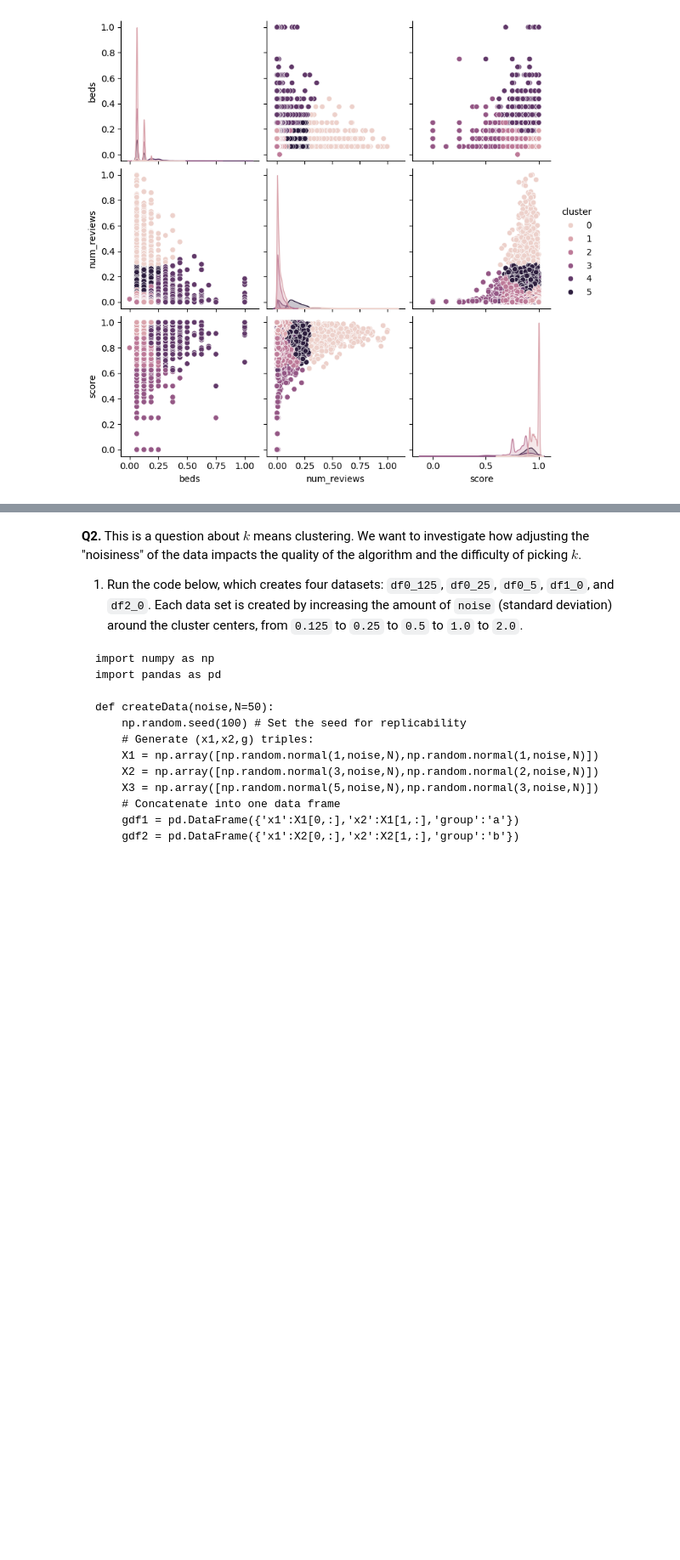
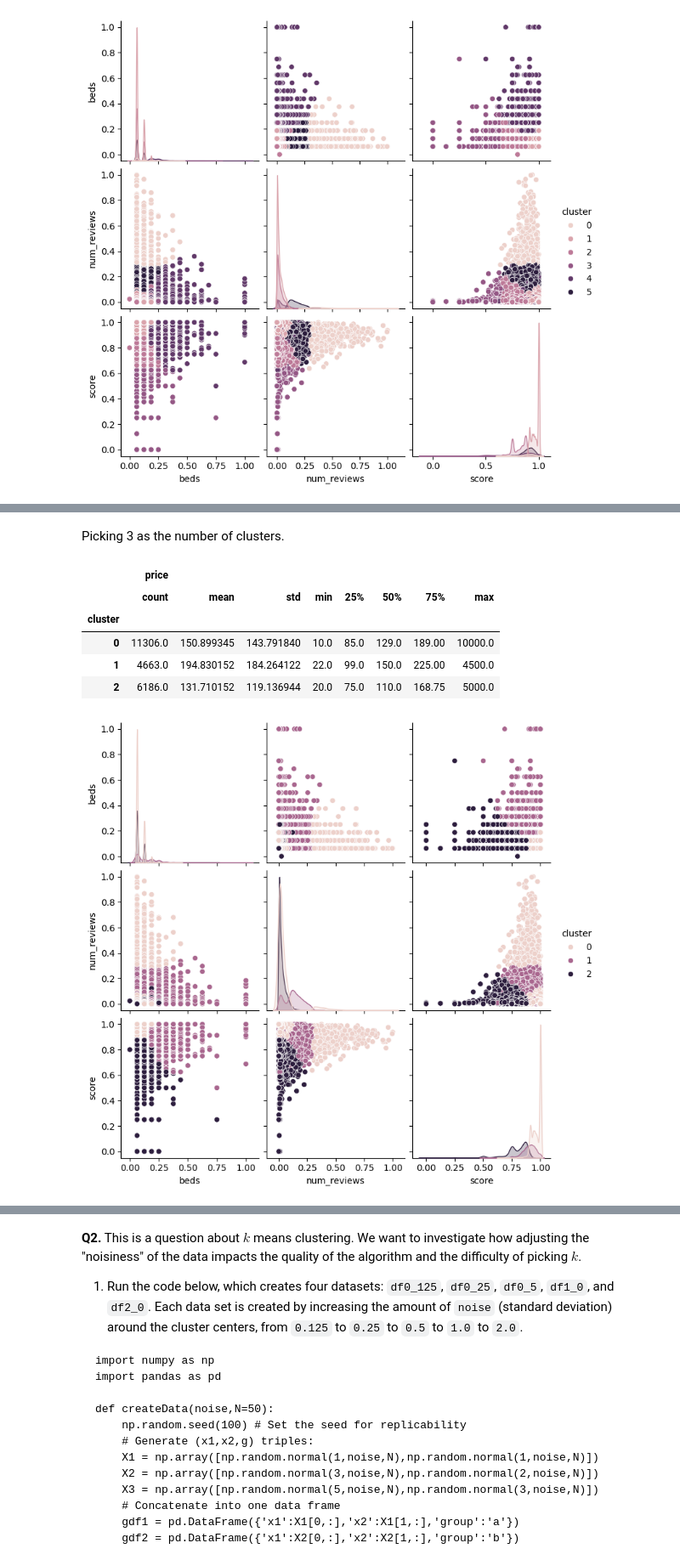
Before and after one commit to fourchain40/kmc, a Jupyter notebook: assignment_kmc.ipynb, the cells around one changed output, grey strips where cells are left out. Shown: that part at 85% size. Saved outputs shown, nothing was run; the diff lists cells and outputs as text; code cells hidden in the pictures; blank space fills up the shorter version.

```diff
--- a/assignment_kmc.ipynb
+++ b/assignment_kmc.ipynb
@@ -124,0 +120,3 @@ sns.pairplot(data=Z,hue='cluster')
+# %%
+X['cluster'] = model.labels_
+X.loc[:,['price','cluster'] ].groupby('cluster').describe()
@@ -124,0 +150,17 @@ sns.pairplot(data=Z,hue='cluster')
+# %% [markdown]
+Picking 3 as the number of clusters.
+# %%
+model = KMeans(n_clusters = 3, max_iter = 300, n_init = 10, random_state = 0)
+model = model.fit(Z)
+Z['cluster'] = model.labels_
+sns.pairplot(data=Z,hue='cluster')
+X['cluster'] = model.labels_
+X.loc[:,['price','cluster'] ].groupby('cluster').describe()
+# %% [output]
+|  | price |  |  |  |  |  |  |  |
+|  | count | mean | std | min | 25% | 50% | 75% | max |
+| cluster |  |  |  |  |  |  |  |  |
+| 0 | 11306.0 | 150.899345 | 143.791840 | 10.0 | 85.0 | 129.0 | 189.00 | 10000.0 |
+| 1 | 4663.0 | 194.830152 | 184.264122 | 22.0 | 99.0 | 150.0 | 225.00 | 4500.0 |
+| 2 | 6186.0 | 131.710152 | 119.136944 | 20.0 | 75.0 | 110.0 | 168.75 | 5000.0 |
+[figure, added]
```
Also changed, not shown: parts of 7 cells of this notebook.
